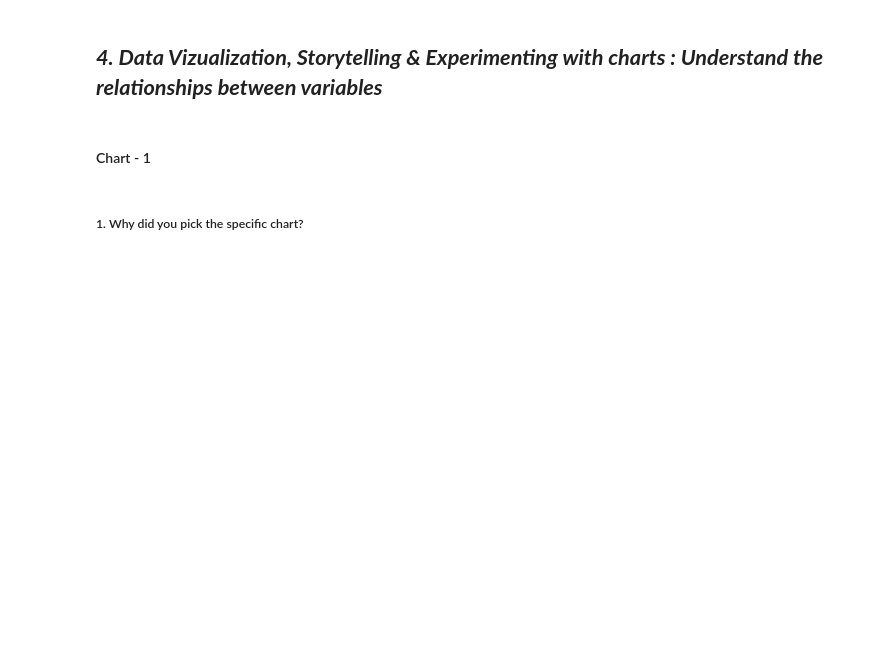
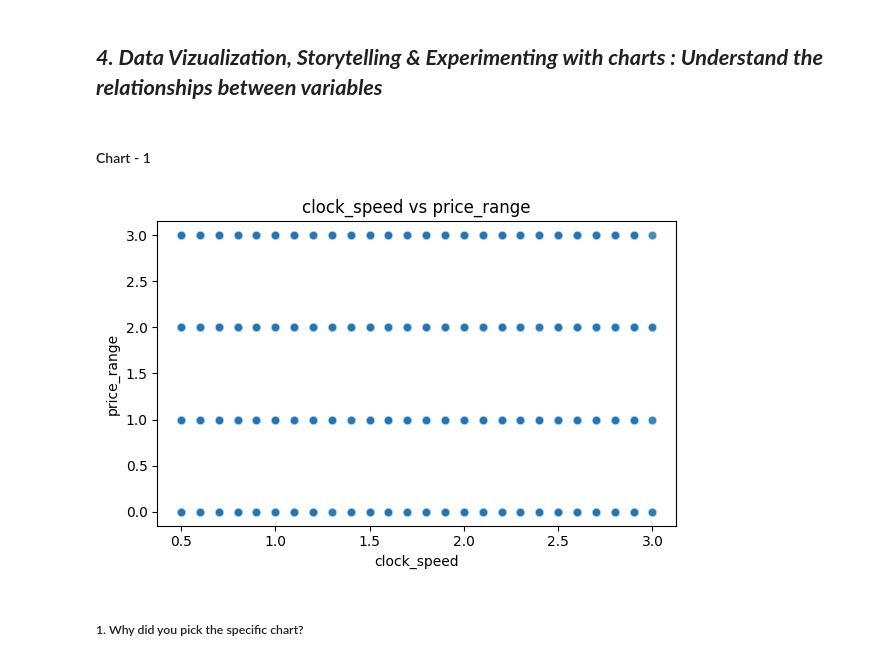
Before and after one commit to varuncode01/ST_Project3, a Jupyter notebook: ML_Project3.ipynb, the cells around one changed output. Cells and saved outputs as stored; diff of their text form; code cells hidden in the pictures; blank space fills up the shorter version.

```diff
--- a/ML_Project3.ipynb
+++ b/ML_Project3.ipynb
@@ -372,7 +372,7 @@ def show_correlation_between_columns(df, columns):
     plt.tight_layout()
     plt.show()
 # %%
-def scatter_plot_columns(df, columns, target_column='price_range'):
+def scatter_plot_columns(df4, columns, target_column='price_range'):
     """
     Generate scatter plots for multiple columns against a target column.
 
@@ -447,6 +492,12 @@ def combine_columns(df, columns, new_column_name, method='multiply'):
 #### Chart - 1
 # %%
 # Chart - 1 visualization code
+
+chart1 = ['clock_speed']
+
+scatter_plot_columns(df, chart1)
+# %% [output]
+[figure, added]
 # %% [markdown]
 ##### 1. Why did you pick the specific chart?
 # %% [markdown]
```
Also changed, not shown: parts of 13 cells of this notebook.
